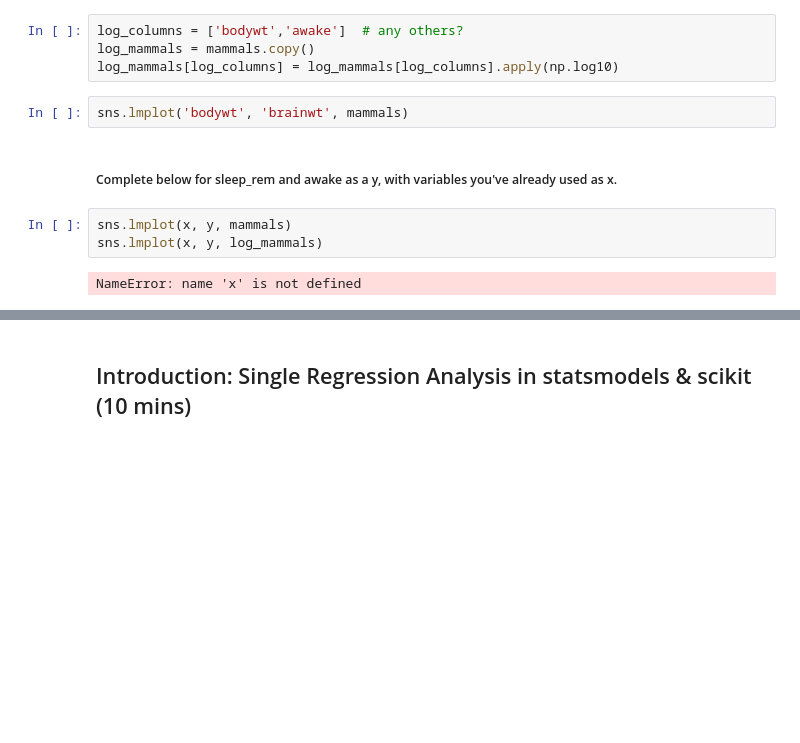
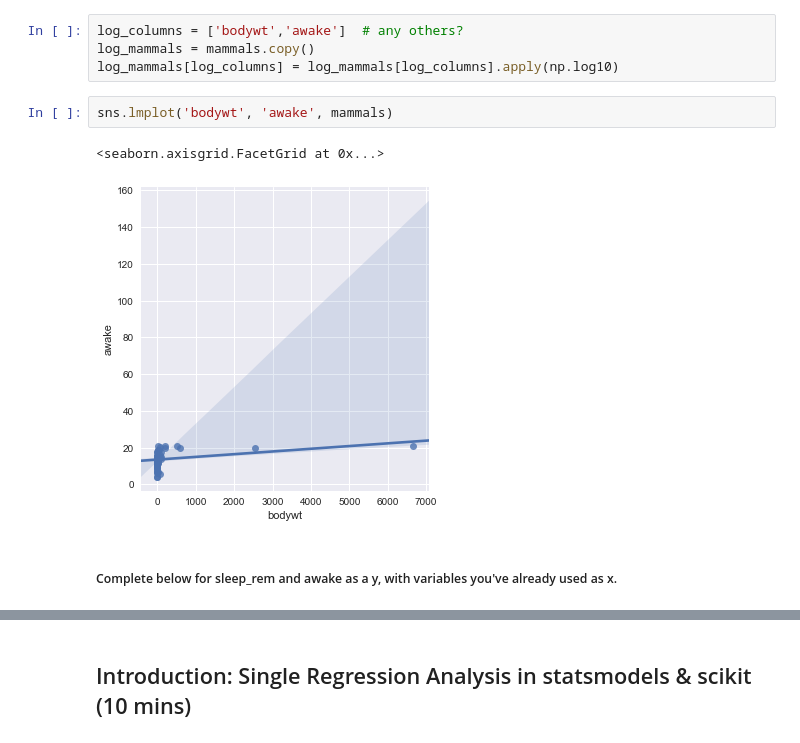
Before and after one commit to hkalavala/DS_SM_15_HK, a Jupyter notebook: lessons/lesson-06/code/starter-code/starter-code-6-Copy1.ipynb, the cells around one changed output, grey strips where cells are left out. Cells and saved outputs as stored; diff of their text form; blank space fills up the shorter version.

```diff
--- a/lessons/lesson-06/code/starter-code/starter-code-6-Copy1.ipynb
+++ b/lessons/lesson-06/code/starter-code/starter-code-6-Copy1.ipynb
@@ -62,11 +62,9 @@ log_columns = ['bodywt','awake']  # any others?
 log_mammals = mammals.copy()
 log_mammals[log_columns] = log_mammals[log_columns].apply(np.log10)
 # %%
-sns.lmplot('bodywt', 'brainwt', mammals)
+sns.lmplot('bodywt', 'awake', mammals)
+# %% [output]
+<seaborn.axisgrid.FacetGrid at 0x...>
+[figure, added]
 # %% [markdown]
 ##### Complete below for sleep_rem and awake as a y, with variables you've already used as x.
-# %%
-sns.lmplot(x, y, mammals)
-sns.lmplot(x, y, log_mammals)
-# %% [output]
-NameError: name 'x' is not defined
```
Also changed, not shown: parts of 7 cells of this notebook, 1 other file.
